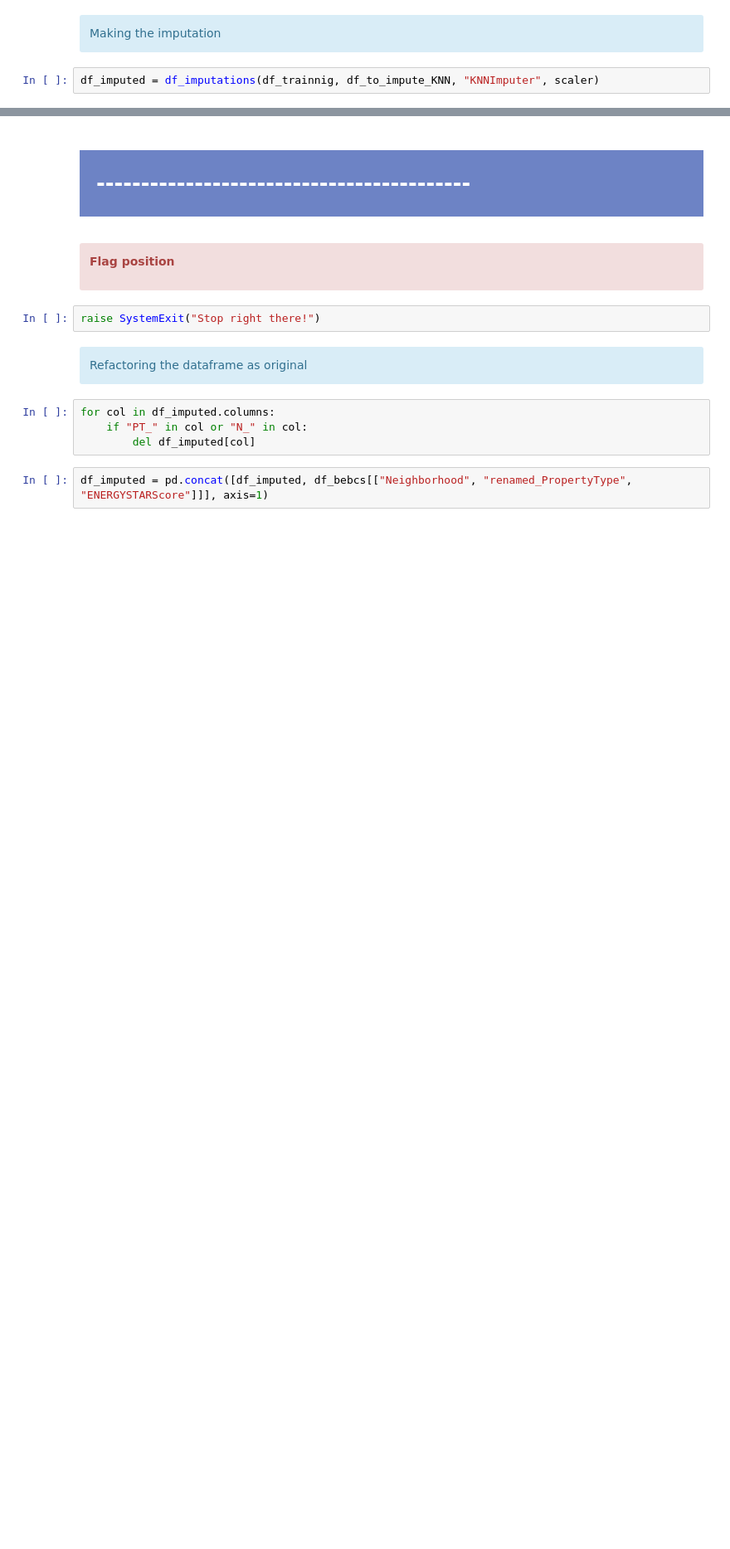
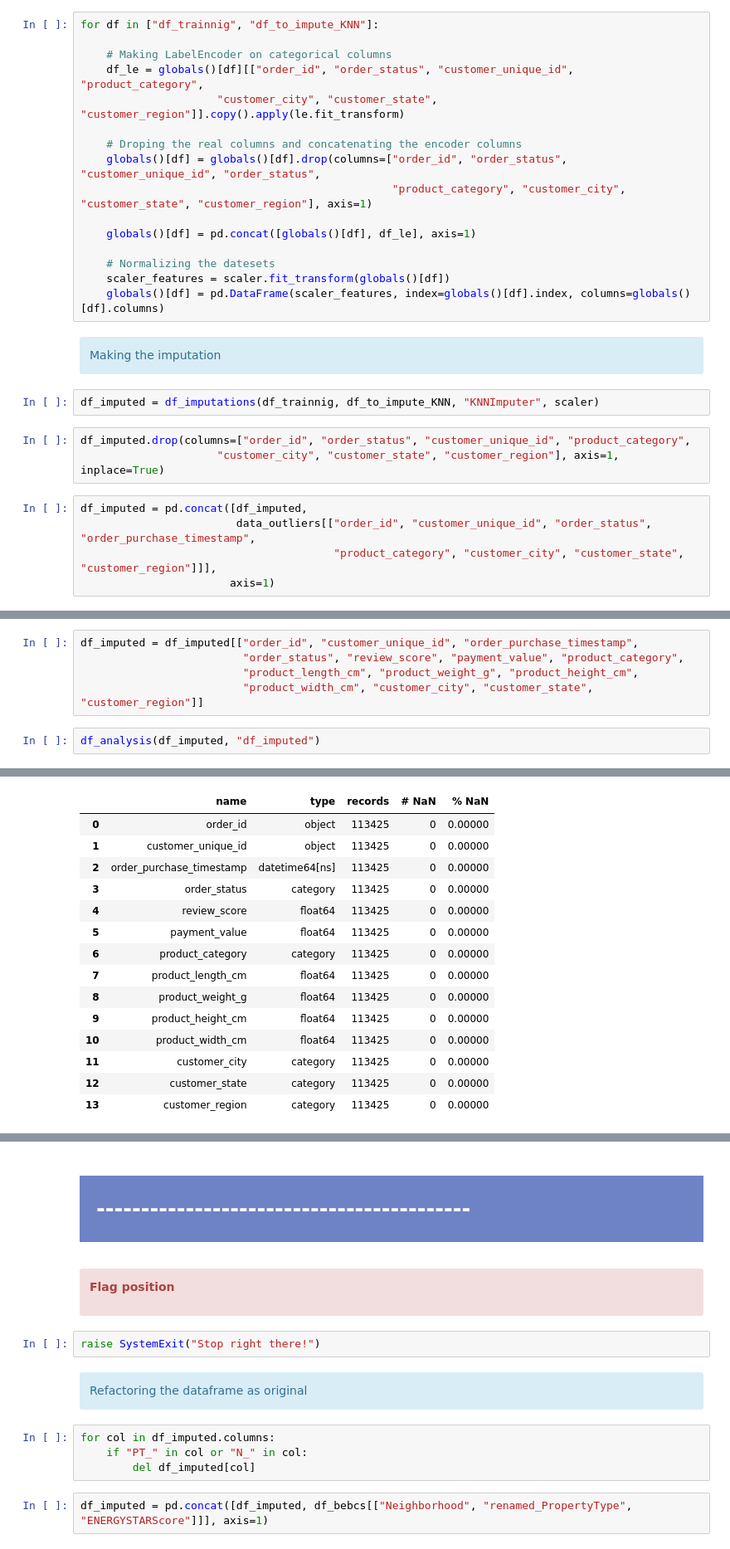
Before and after one commit to samirhinojosa/OC-P5-segment-customers-of-website, a Jupyter notebook: analysis_notebook.ipynb, the cells around one changed output, grey strips where cells are left out. Shown at 83% size. Drawn from its saved outputs; the diff is of its cells as text; blank space fills up the shorter version.

Commit message:
missing values imputations done

```diff
--- a/analysis_notebook.ipynb
+++ b/analysis_notebook.ipynb
@@ -2406,6 +2380,30 @@ df_to_impute_KNN = pd.DataFrame(scaler_features, index=df_trainnig.index, column
+# %%
+for df in ["df_trainnig", "df_to_impute_KNN"]:
+
+    # Making LabelEncoder on categorical columns
+    df_le = globals()[df][["order_id", "order_status", "customer_unique_id", "product_category",
+                     "customer_city", "customer_state", "customer_region"]].copy().apply(le.fit_transform)
+
+    # Droping the real columns and concatenating the encoder columns
+    globals()[df] = globals()[df].drop(columns=["order_id", "order_status", "customer_unique_id", "order_status",
+                                                "product_category", "customer_city", "customer_state", "customer_region"], axis=1)
+
+    globals()[df] = pd.concat([globals()[df], df_le], axis=1)
+
+    # Normalizing the datesets
+    scaler_features = scaler.fit_transform(globals()[df])
+    globals()[df] = pd.DataFrame(scaler_features, index=globals()[df].index, columns=globals()[df].columns)
 # %% [markdown]
 <div class="alert alert-block alert-info">
     Making the imputation
 </div>
 # %%
 df_imputed = df_imputations(df_trainnig, df_to_impute_KNN, "KNNImputer", scaler)
+# %%
+df_imputed.drop(columns=["order_id", "order_status", "customer_unique_id", "product_category",
+                     "customer_city", "customer_state", "customer_region"], axis=1, inplace=True)
+# %%
+df_imputed = pd.concat([df_imputed,
+                        data_outliers[["order_id", "customer_unique_id", "order_status", "order_purchase_timestamp",
+                                       "product_category", "customer_city", "customer_state", "customer_region"]]],
+                       axis=1)
@@ -2411,0 +2419,8 @@ df_imputed = df_imputations(df_trainnig, df_to_impute_KNN, "KNNImputer", scaler)
+# %%
+df_imputed = df_imputed[["order_id", "customer_unique_id", "order_purchase_timestamp",
+                         "order_status", "review_score", "payment_value", "product_category",
+                         "product_length_cm", "product_weight_g", "product_height_cm",
+                         "product_width_cm", "customer_city", "customer_state", "customer_region"]]
+# %%
+df_analysis(df_imputed, "df_imputed")
+# %% [output]
@@ -2411,0 +2439,15 @@ df_imputed = df_imputations(df_trainnig, df_to_impute_KNN, "KNNImputer", scaler)
+|  | name | type | records | # NaN | % NaN |
+| 0 | order_id | object | 113425 | 0 | 0.00000 |
+| 1 | customer_unique_id | object | 113425 | 0 | 0.00000 |
+| 2 | order_purchase_timestamp | datetime64[ns] | 113425 | 0 | 0.00000 |
+| 3 | order_status | category | 113425 | 0 | 0.00000 |
+| 4 | review_score | float64 | 113425 | 0 | 0.00000 |
+| 5 | payment_value | float64 | 113425 | 0 | 0.00000 |
+| 6 | product_category | category | 113425 | 0 | 0.00000 |
+| 7 | product_length_cm | float64 | 113425 | 0 | 0.00000 |
+| 8 | product_weight_g | float64 | 113425 | 0 | 0.00000 |
+| 9 | product_height_cm | float64 | 113425 | 0 | 0.00000 |
+| 10 | product_width_cm | float64 | 113425 | 0 | 0.00000 |
+| 11 | customer_city | category | 113425 | 0 | 0.00000 |
+| 12 | customer_state | category | 113425 | 0 | 0.00000 |
+| 13 | customer_region | category | 113425 | 0 | 0.00000 |
```
Also changed, not shown: parts of 19 cells of this notebook.
